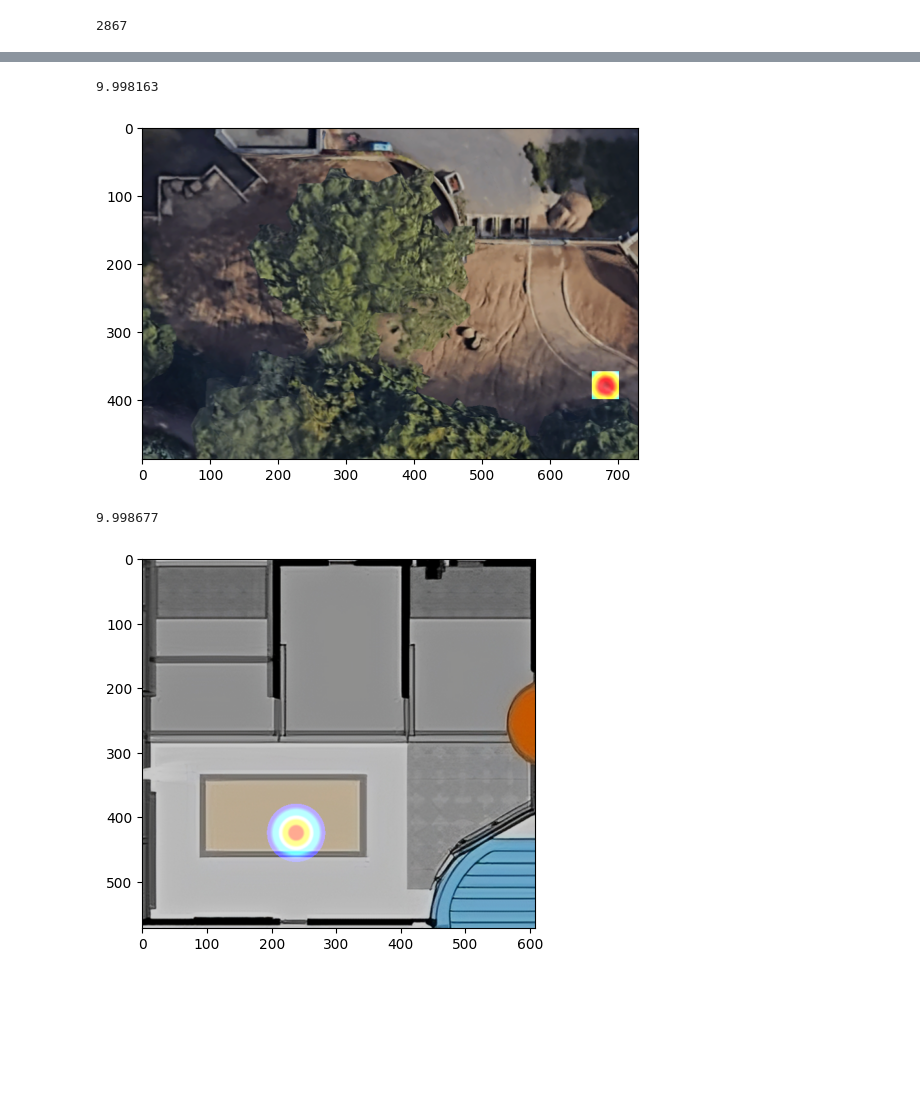
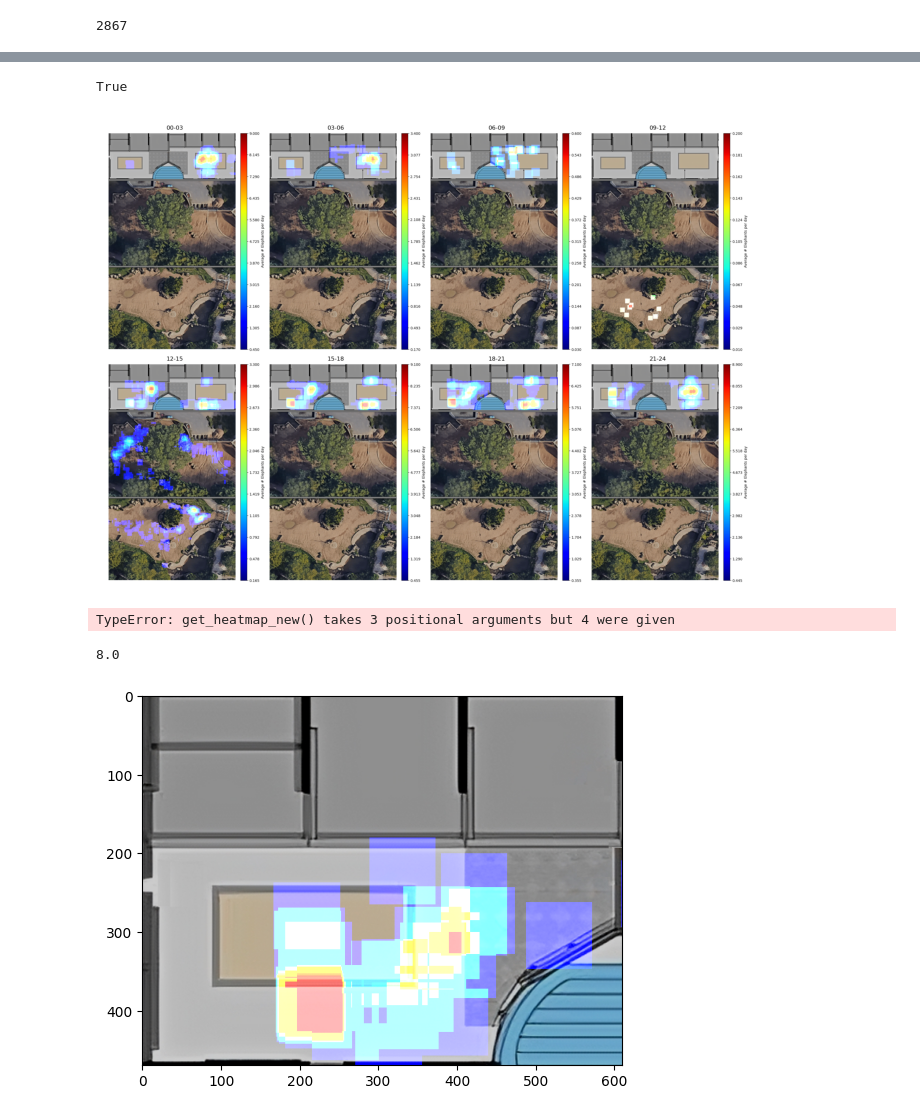
Before and after one commit to Tomasngu/BP, a Jupyter notebook: visualize/perspective_heatmap2.ipynb, the cells around one changed output, grey strips where cells are left out. Drawn from its saved outputs; the diff is of its cells as text; code cells hidden in the pictures; blank space fills up the shorter version.

```diff
--- a/visualize/perspective_heatmap2.ipynb
+++ b/visualize/perspective_heatmap2.ipynb
@@ -227,0 +73,13 @@ Name: count, dtype: int64
+# %%
+df_proj['Hour'] = df_proj['Date'].dt.hour
+def map_to_time_window(hour):
+    return f'{int(np.floor(hour / 3) * 3):02d}-{int(np.floor(hour / 3) * 3 + 3):02d}'
+
+# Apply the function to create a time window column
+df_proj['Time_Window'] = df_proj['Hour'].apply(map_to_time_window)
+df_proj[['Hour', 'Time_Window']]
+time_windows = df_proj['Time_Window'].unique().tolist()
+time_windows.sort()
+for tw in time_windows:
+    print(tw, end = " ")
+    print(len(df_proj[df_proj['Time_Window'] == tw]))
@@ -297,22 +280,33 @@ plt.show()
+# %%
+image_paths = [f"he{x}.png" for x in time_windows]
+images = [cv2.imread(path) for path in image_paths]
+rows = [cv2.hconcat(images[i:i+4]) for i in range(0, 8, 4)]
+# Vertically concatenate the rows to form the final grid
+stacked_image = cv2.vconcat(rows)
+plot_images(stacked_image)
+cv2.imwrite('he_all.png', stacked_image)
+# %% [output]
+True
+[figure, added]
 # %%
 # Optionally, load an actual image to overlay the heatmap on
-original_img = cv2.imread('maps/map4_real.png')
-heatmap_color = get_heatmap_new(df_proj[19:20], [4], CAMERA_to_MAP[4])
-overlayed_img4 = cv2.addWeighted(original_img, 0.8, heatmap_color, 1, 0)
-plt.figure()
-plt.imshow(overlayed_img4[..., ::-1])  # change channels order since the YOLO work on BGR images
-plt.show()
+def one_heatmap(df, camera):
+    original_img = cv2.imread(CAMERA_to_PATH[camera])
+    heatmap_color = get_heatmap_new(df, [camera], CAMERA_to_MAP[camera])
+    overlayed_img = cv2.addWeighted(original_img, 0.8, heatmap_color, 1, 0)
+    plt.figure()
+    plt.imshow(overlayed_img4[..., ::-1])  # change channels order since the YOLO work on BGR images
+    plt.show()
 # %% [output]
-9.998163
+TypeError: get_heatmap_new() takes 3 positional arguments but 4 were given
-[figure, removed]
 # %%
 # Optionally, load an actual image to overlay the heatmap on
 original_img = cv2.imread('maps/map7.png')
-heatmap_color = get_heatmap_new(df_proj[2:3], [7], CAMERA_to_MAP[7])
+heatmap_color = get_heatmap_new(df_proj[:100], [7], CAMERA_to_MAP[7], CAMERA_to_REAL[7])
 overlayed_img7 = cv2.addWeighted(original_img, 0.8, heatmap_color, 1, 0)
 plt.figure()
 plt.imshow(overlayed_img7[..., ::-1])  # change channels order since the YOLO work on BGR images
 plt.show()
 # %% [output]
-9.998677
+8.0
-[figure, old version]
+[figure, new version]
```
Also changed, not shown: parts of 17 cells of this notebook.
